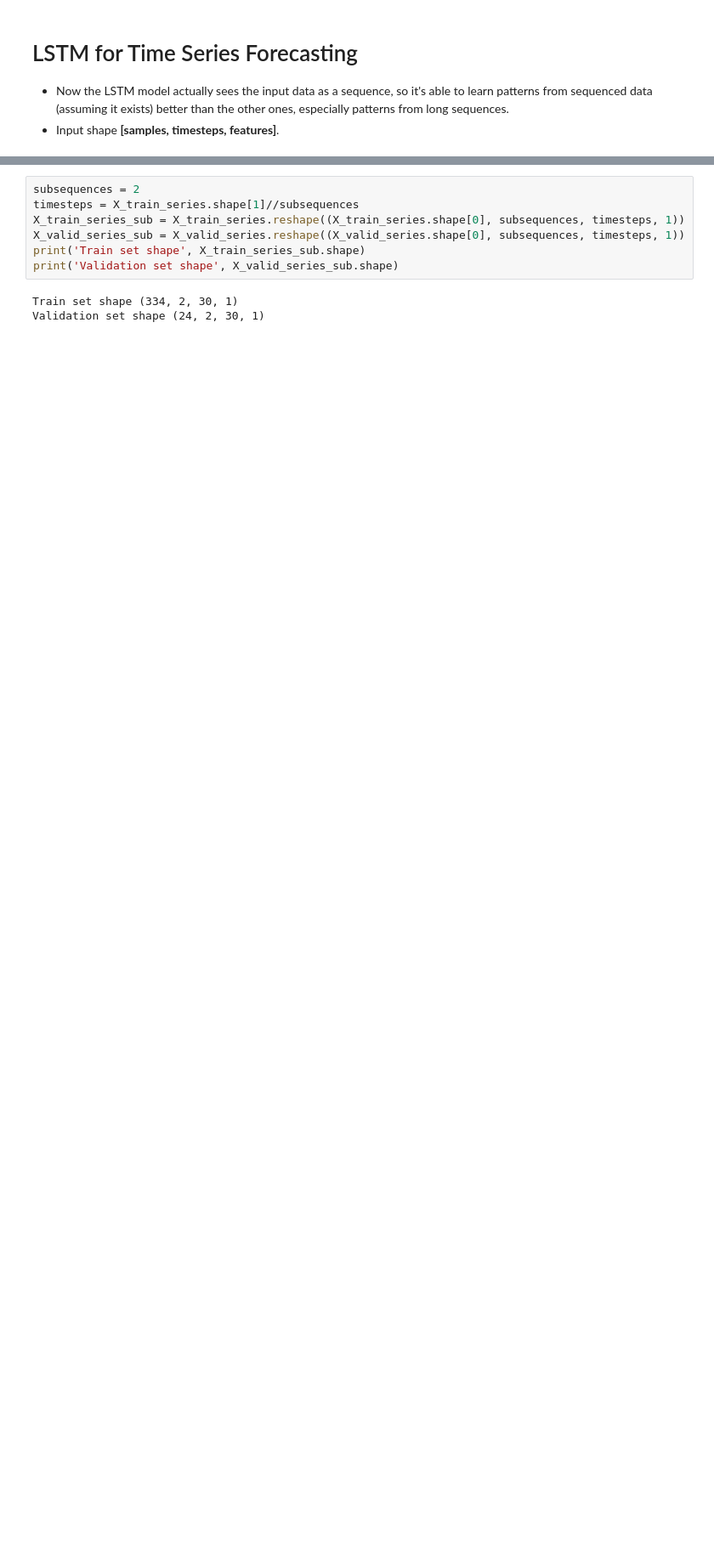
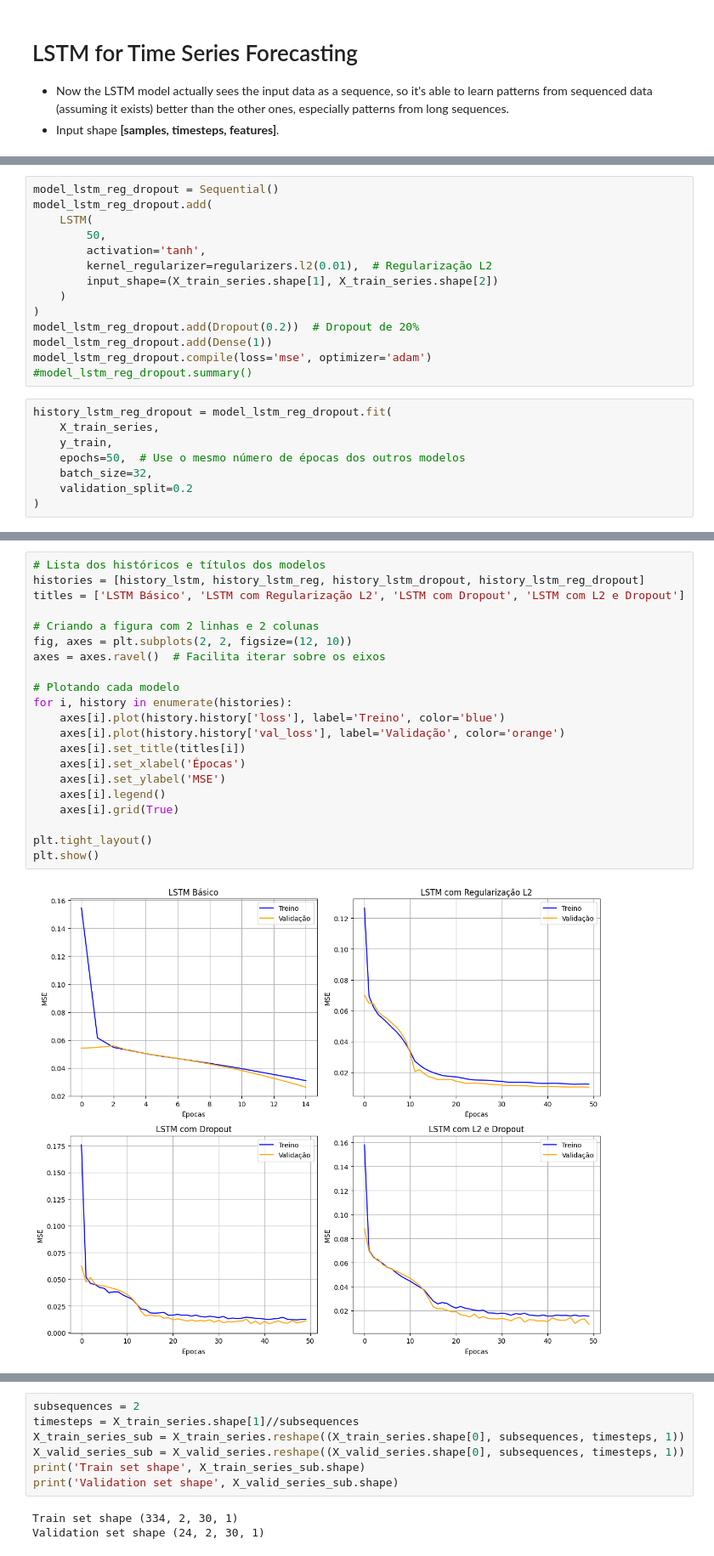
Before and after one commit to camazlucas/PEE-CPE727-Aprendizado-Profundo, a Jupyter notebook: 2024-03/Seminarios/11 - Aplicacoes em Series Temporais/Aplicacao em Series Temporais.ipynb, the cells around one changed output, grey strips where cells are left out. Shown at 85% size. Saved outputs shown, nothing was run; the diff lists cells and outputs as text; blank space fills up the shorter version.

Commit message:
Implementacao do LSTM com resultados e Preparacao do Modelo Hibrido

```diff
--- a/2024-03/Seminarios/11 - Aplicacoes em Series Temporais/Aplicacao em Series Temporais.ipynb
+++ b/2024-03/Seminarios/11 - Aplicacoes em Series Temporais/Aplicacao em Series Temporais.ipynb
@@ -1008,0 +740,22 @@ Epoch 15/15
+# %%
+model_lstm_reg_dropout = Sequential()
+model_lstm_reg_dropout.add(
+    LSTM(
+        50,
+        activation='tanh',
+        kernel_regularizer=regularizers.l2(0.01),  # Regularização L2
+        input_shape=(X_train_series.shape[1], X_train_series.shape[2])
+    )
+)
+model_lstm_reg_dropout.add(Dropout(0.2))  # Dropout de 20%
+model_lstm_reg_dropout.add(Dense(1))
+model_lstm_reg_dropout.compile(loss='mse', optimizer='adam')
+#model_lstm_reg_dropout.summary()
+# %%
+history_lstm_reg_dropout = model_lstm_reg_dropout.fit(
+    X_train_series,
+    y_train,
+    epochs=50,  # Use o mesmo número de épocas dos outros modelos
+    batch_size=32,
+    validation_split=0.2
+)
@@ -1008,0 +782,23 @@ Epoch 15/15
+# %%
+# Lista dos históricos e títulos dos modelos
+histories = [history_lstm, history_lstm_reg, history_lstm_dropout, history_lstm_reg_dropout]
+titles = ['LSTM Básico', 'LSTM com Regularização L2', 'LSTM com Dropout', 'LSTM com L2 e Dropout']
+
+# Criando a figura com 2 linhas e 2 colunas
+fig, axes = plt.subplots(2, 2, figsize=(12, 10))
+axes = axes.ravel()  # Facilita iterar sobre os eixos
+
+# Plotando cada modelo
+for i, history in enumerate(histories):
+    axes[i].plot(history.history['loss'], label='Treino', color='blue')
+    axes[i].plot(history.history['val_loss'], label='Validação', color='orange')
+    axes[i].set_title(titles[i])
+    axes[i].set_xlabel('Épocas')
+    axes[i].set_ylabel('MSE')
+    axes[i].legend()
+    axes[i].grid(True)
+
+plt.tight_layout()
+plt.show()
+# %% [output]
+[figure, added]
```
Also changed, not shown: parts of 51 cells of this notebook.
